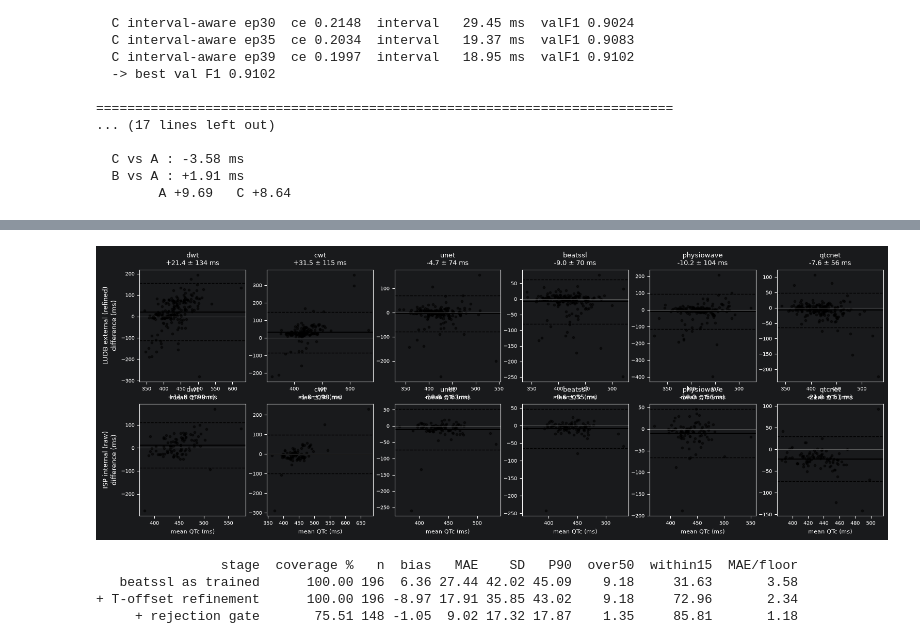
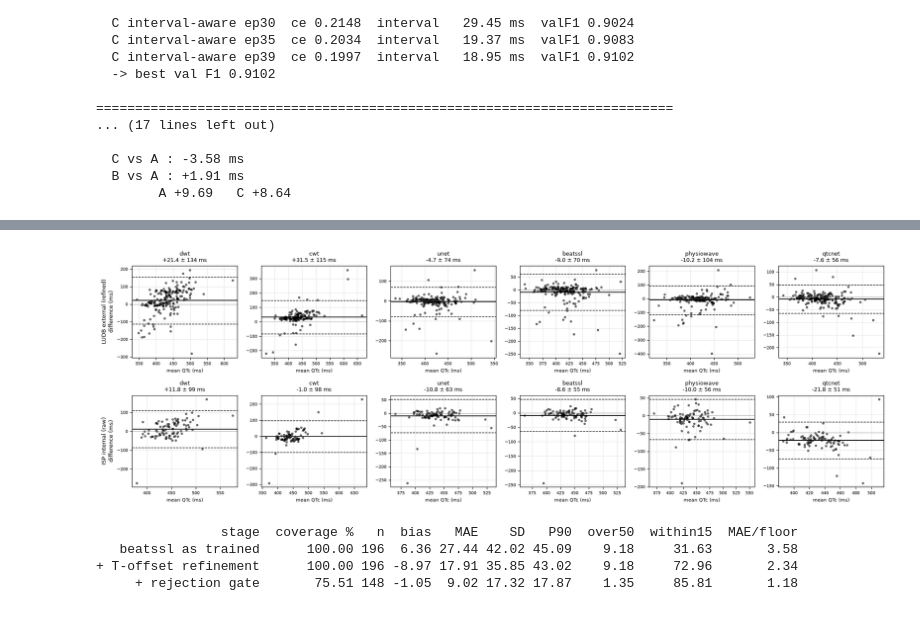
Before and after one commit to SuWin12/QTc-annotation-shift, a Jupyter notebook: qtc_main.ipynb, the cells around one changed output, grey strips where cells are left out. Drawn from its saved outputs; the diff is of its cells as text; code cells hidden in the pictures.

Commit message:
blandaltman background color change

```diff
--- a/qtc_main.ipynb
+++ b/qtc_main.ipynb
@@ -1687,6 +1687,16 @@ Consider using tensor.detach() first. (Triggered internally at /Users/runner/wor
   B vs A : +1.91 ms
         A +9.69   C +8.64
 # %%
+plt.style.use("default")
+for _k in ("text.color", "axes.labelcolor", "axes.titlecolor", "axes.edgecolor",
+           "xtick.color", "ytick.color", "xtick.labelcolor", "ytick.labelcolor"):
+    matplotlib.rcParams[_k] = "black"
+matplotlib.rcParams.update({
+    "figure.facecolor": "white", "axes.facecolor": "white",
+    "savefig.facecolor": "white", "font.size": 10,
+    "axes.grid": True, "grid.color": "0.88", "grid.linewidth": 0.6,
+    "axes.axisbelow": True, "hatch.linewidth": 0.8, "patch.edgecolor": "black",
+})
 
 BEST_MODE, BEST_CLAMP = "both", 20
 
@@ -1786,31 +1779,34 @@ ISP internal   none    beatssl 94      100.00  -8.57 28.30 12.82       7.93   23
 # %%
 fig, axes = plt.subplots(len(R_FINAL), len(METHODS),
                          figsize=(3.1*len(METHODS), 3.1*len(R_FINAL)),
                          squeeze=False)
 
 for i, (ds, d) in enumerate(R_FINAL.items()):
     for j, m in enumerate(METHODS):
         a = axes[i][j]
         if m not in d.columns:
             a.axis("off"); continue
         p = d[[m, "gt"]].dropna()
         if len(p) < 3:
             a.axis("off"); continue
         mean = (p[m] + p["gt"]) / 2
         diff =  p[m] - p["gt"]
         b, s = diff.mean(), diff.std(ddof=1)
         a.scatter(mean, diff, s=9, alpha=.5, color="black")
         a.axhline(b, color="black", lw=1.4)
         a.axhline(b + 1.96*s, color="black", ls="--", lw=1)
         a.axhline(b - 1.96*s, color="black", ls="--", lw=1)
         a.axhline(0, color="grey", lw=.8, alpha=.6)
         a.set_title(f"{m}\n{b:+.1f} $\\pm$ {1.96*s:.0f} ms", fontsize=9)
         if j == 0:
             a.set_ylabel(f"{ds}\ndifference (ms)", fontsize=9)
         a.set_xlabel("mean QTc (ms)", fontsize=8)
         a.tick_params(labelsize=7)
+plt.tight_layout()
+plt.savefig(FIG_DIR/"bland_altman.png", dpi=200, bbox_inches="tight")
+plt.show()
 # %% [output]
-[figure, old version]
+[figure, new version]
 # %%
 P0, R0 = qtc_errors(ludb, MODEL)
 P1, R1 = qtc_errors(ludb, MODEL, refine=MODE, clamp=CLAMP)
```
Also changed, not shown: parts of 1 cell of this notebook, 1 other file.
